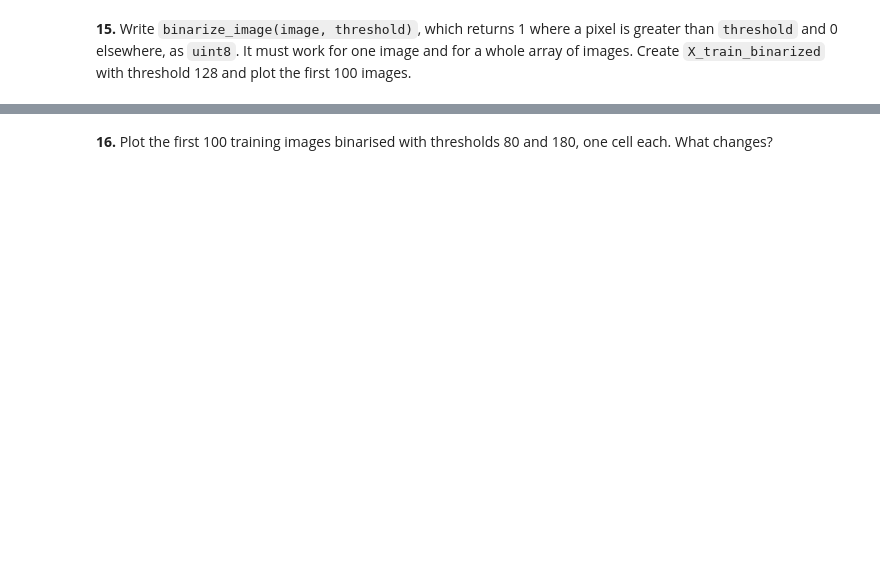
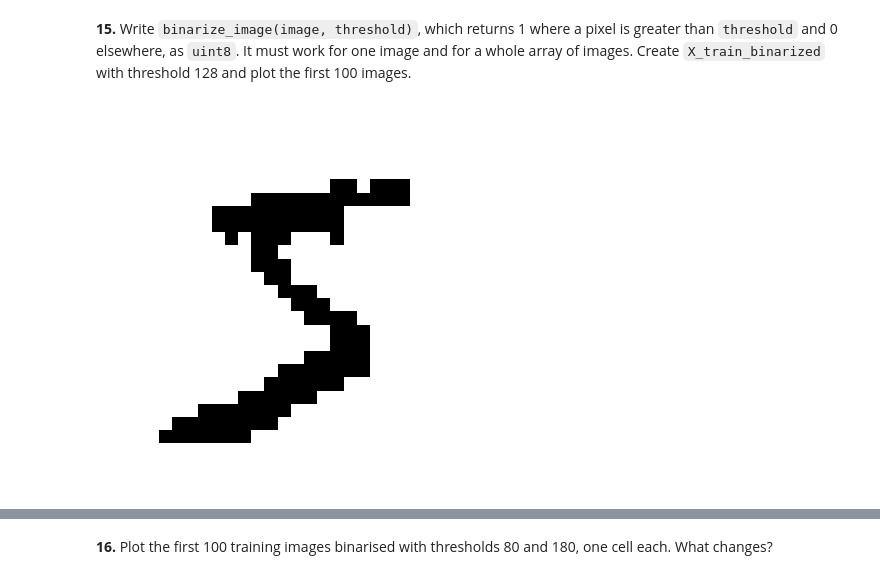
Before and after one commit to JacoboBemposta/numpy-mnist, a Jupyter notebook: mnist_numpy.ipynb, the cells around one changed output, grey strips where cells are left out. Cells and saved outputs as stored; diff of their text form; code cells hidden in the pictures; blank space fills up the shorter version.

```diff
--- a/mnist_numpy.ipynb
+++ b/mnist_numpy.ipynb
@@ -231,0 +339,4 @@ Create `X_train_standardized` and `X_test_standardized`. Compute μ and σ on th
+# %%
+plot_image(X_train_binarized[0])
+# %% [output]
+[figure, added]
```
Also changed, not shown: parts of 46 cells of this notebook.
